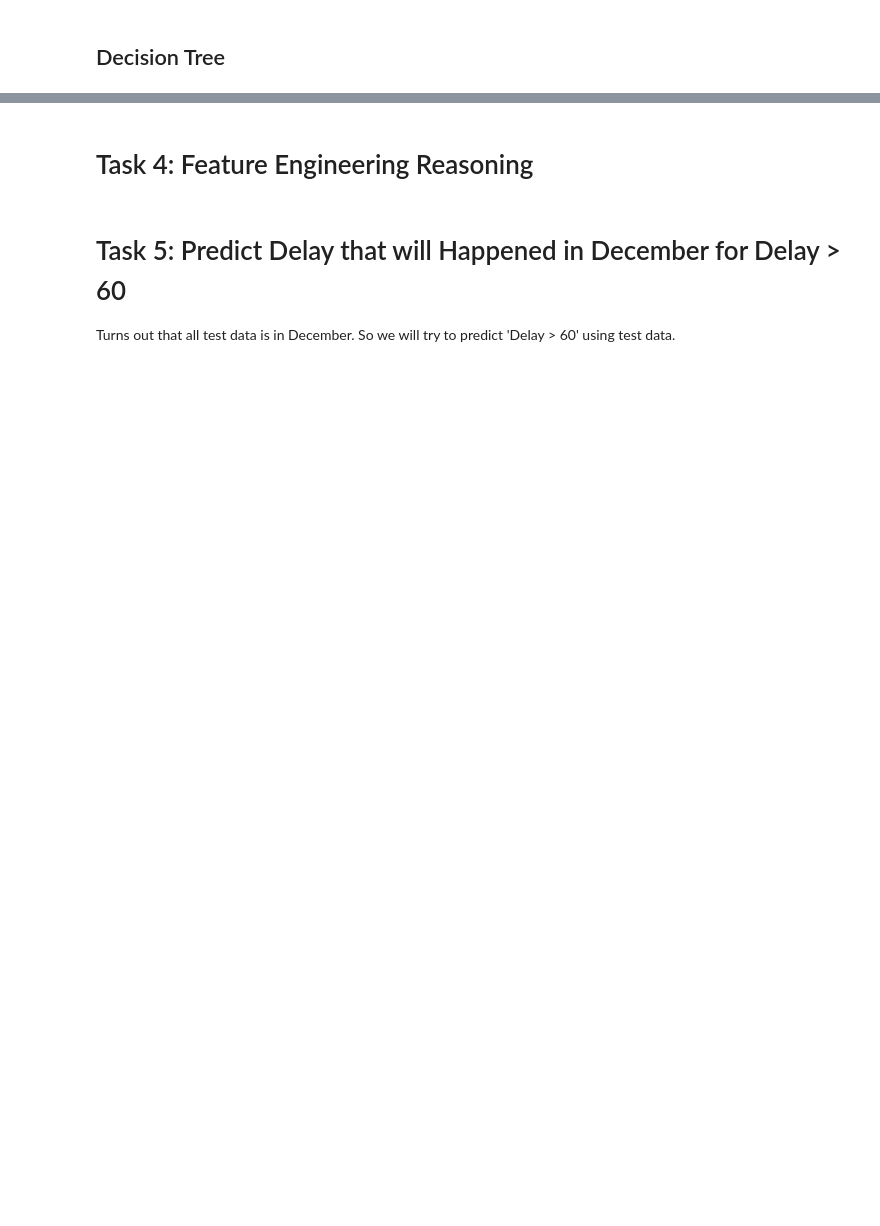
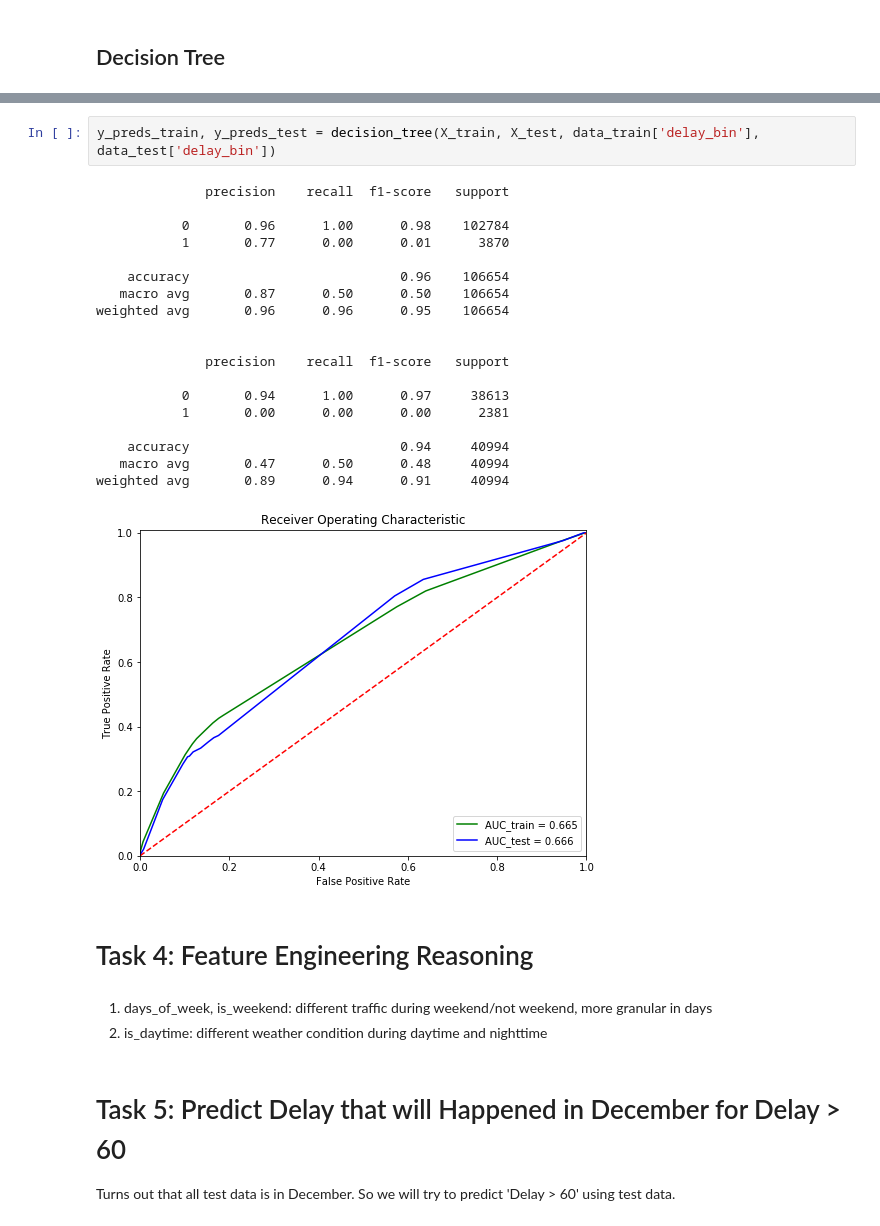
Before and after one commit to gunawanlg/iykra, a Jupyter notebook: Practice Case 04 - Foundation of Machine Learning.ipynb, the cells around one changed output, grey strips where cells are left out. Cells and saved outputs as stored; diff of their text form; blank space fills up the shorter version.

```diff
--- a/Practice Case 04 - Foundation of Machine Learning.ipynb
+++ b/Practice Case 04 - Foundation of Machine Learning.ipynb
@@ -418,5 +713,30 @@ The test dataset cotains data only twenty days from December month while the tra
+# %%
+y_preds_train, y_preds_test = decision_tree(X_train, X_test, data_train['delay_bin'], data_test['delay_bin'])
+# %% [output]
+              precision    recall  f1-score   support
+
+           0       0.96      1.00      0.98    102784
+           1       0.77      0.00      0.01      3870
+
+    accuracy                           0.96    106654
+   macro avg       0.87      0.50      0.50    106654
+weighted avg       0.96      0.96      0.95    106654
+
+
+              precision    recall  f1-score   support
+
+           0       0.94      1.00      0.97     38613
+           1       0.00      0.00      0.00      2381
+
+    accuracy                           0.94     40994
+   macro avg       0.47      0.50      0.48     40994
+weighted avg       0.89      0.94      0.91     40994
+[figure, added]
 # %% [markdown]
 # Task 4: Feature Engineering Reasoning
+# %% [markdown]
+1. days_of_week, is_weekend: different traffic during weekend/not weekend, more granular in days
+2. is_daytime: different weather condition during daytime and nighttime
 # %% [markdown]
 # Task 5: Predict Delay that will Happened in December for Delay > 60
 
```
Also changed, not shown: parts of 28 cells of this notebook, 1 other file.
